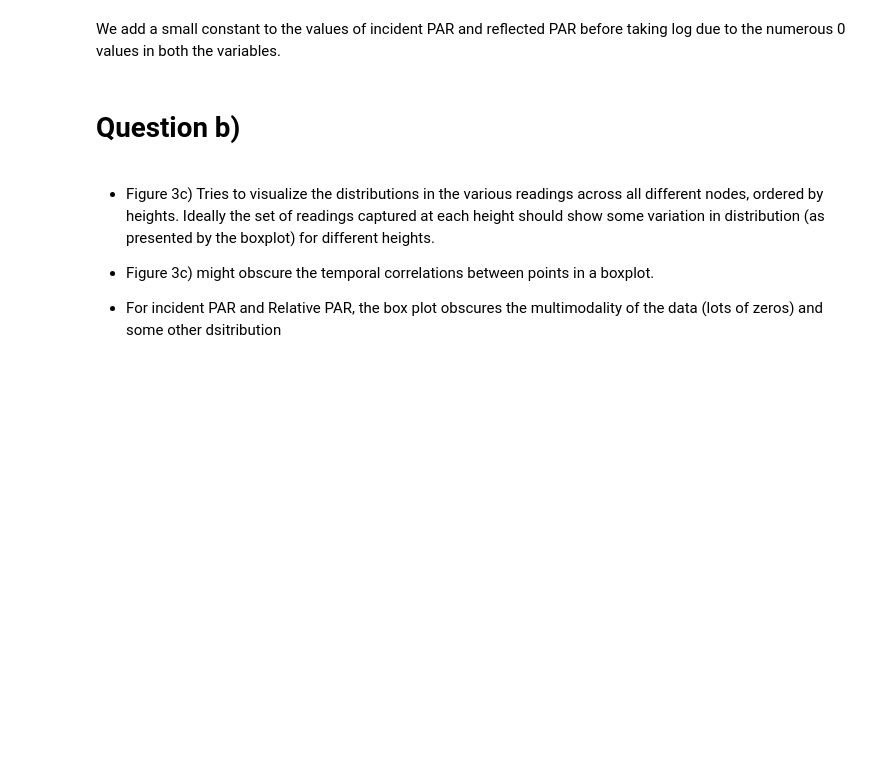
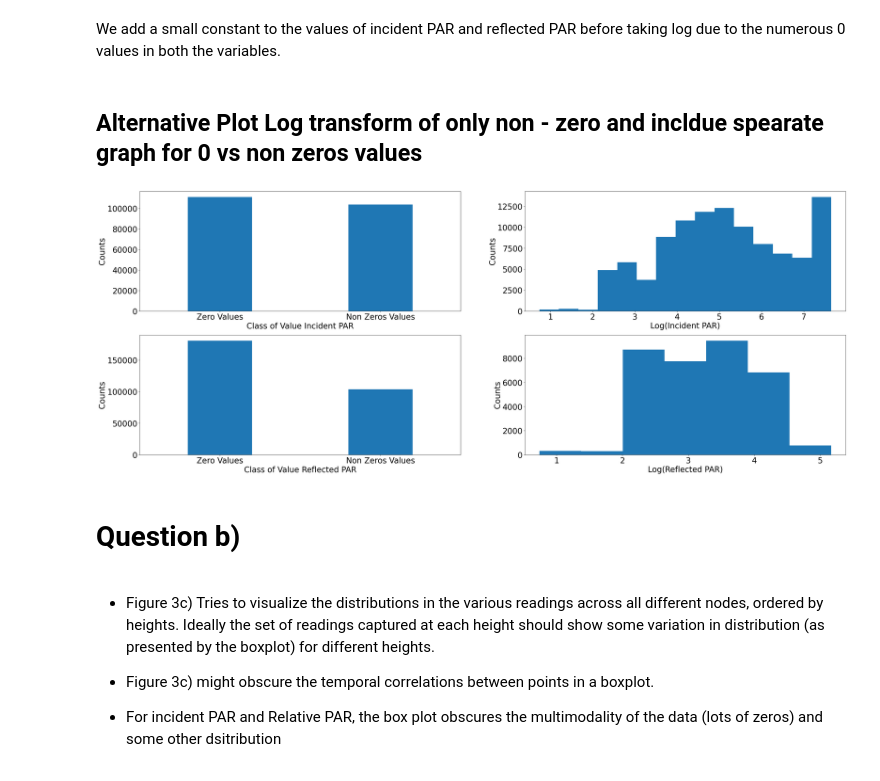
Before and after one commit to WHITSNAK/sta521_proj1, a Jupyter notebook: Graph Critique.ipynb, the cells around one changed output. Saved outputs shown, nothing was run; the diff lists cells and outputs as text; code cells hidden in the pictures; blank space fills up the shorter version.

```diff
--- a/Graph Critique.ipynb
+++ b/Graph Critique.ipynb
@@ -50,5 +50,52 @@ plt.tight_layout()
 # %% [markdown]
 We add a small constant to the values of incident PAR and reflected PAR before taking log due to the numerous 0 values in both the variables.
+# %% [markdown]
+## Alternative Plot Log transform of only non - zero and incldue spearate graph for 0 vs non zeros values
+# %%
+plt.rcParams.update({'font.size': 25})
+
+
+# Incident PAR
+n_zeros = np.sum(sonoma_data_clean['Incident_PAR'] == 0)
+n_non_zeros = len(sonoma_data_clean) - n_zeros
+
+fig,ax = plt.subplots(2,2, figsize=(40,15))
+
+ax[0,0].bar(x=[0.25, 0.75],height=[n_zeros, n_non_zeros], width=0.2,tick_label=['Zero Values','Non Zeros Values'])
+ax[0,0].set_xlim(0,1)
+
+non_zero_values = sonoma_data_clean[sonoma_data_clean['Incident_PAR'] != 0]['Incident_PAR']
+ax[0,1].hist(np.log(non_zero_values),bins=15)
+
+ax[0,0].set_xlabel('Class of Value Incident PAR')
+ax[0,0].set_ylabel("Counts")
+
+ax[0,1].set_xlabel('Log(Incident PAR)')
+ax[0,1].set_ylabel("Counts")
+
+# Reflected PAR
+# Incident PAR
+n_zeros_ref = np.sum(sonoma_data_clean['Reflected_PAR'] == 0)
+n_non_zeros_ref = len(sonoma_data_clean) - n_zeros
+
+ax[1,0].bar(x=[0.25, 0.75],height=[n_zeros_ref, n_non_zeros_ref], width=0.2,tick_label=['Zero Values','Non Zeros Values'])
+ax[1,0].set_xlim(0,1)
+
+non_zero_values = sonoma_data_clean[sonoma_data_clean['Reflected_PAR'] != 0]['Reflected_PAR']
+ax[1,1].hist(np.log(non_zero_values),bins=7)
+
+ax[1,0].set_xlabel('Class of Value Reflected PAR')
+ax[1,0].set_ylabel("Counts")
+
+ax[1,1].set_xlabel('Log(Reflected PAR)')
+ax[1,1].set_ylabel("Counts")
+
+
+
+
+plt.show()
+# %% [output]
+[figure, added]
 # %% [markdown]
 # Question b)
 # %% [markdown]
```
Also changed, not shown: parts of 58 cells of this notebook, 1 other file.
